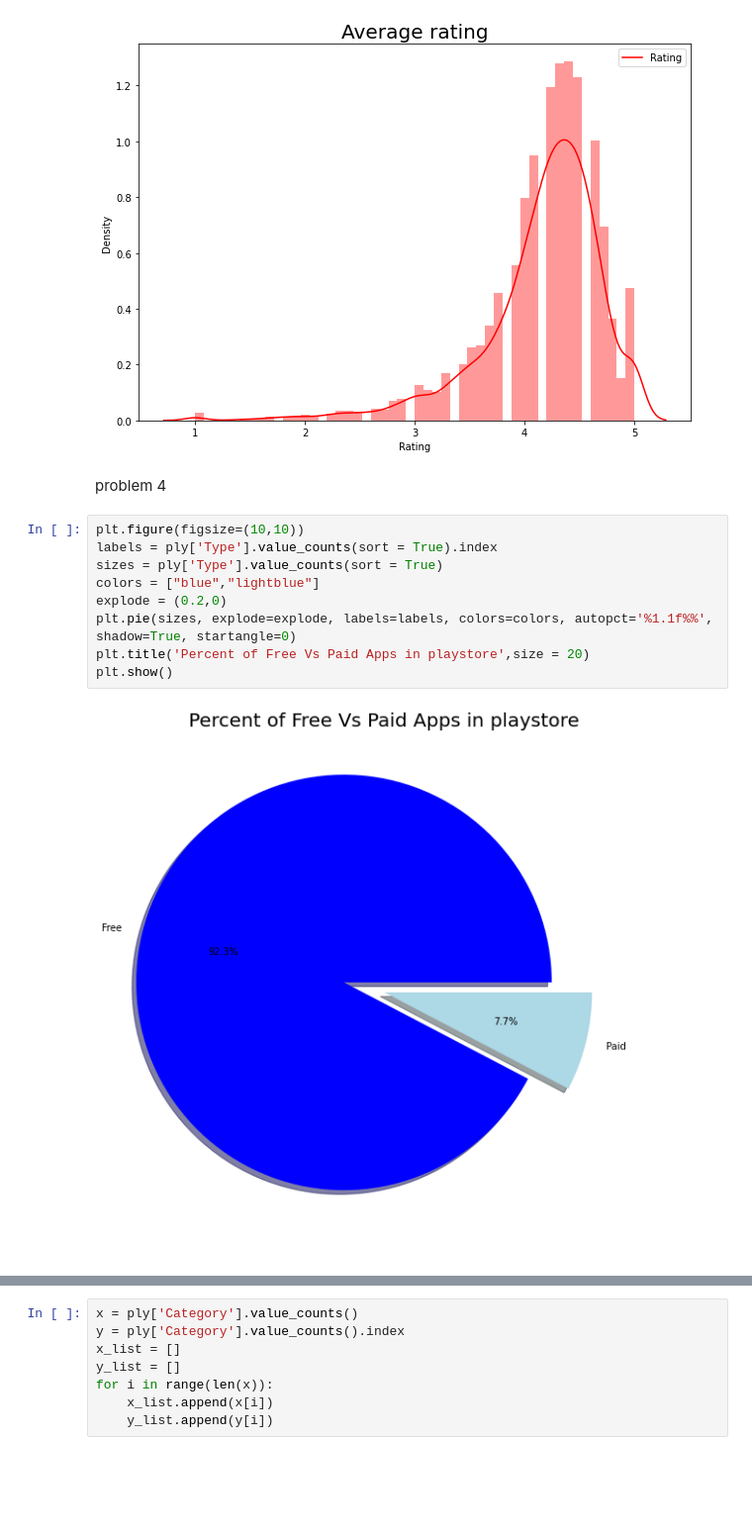
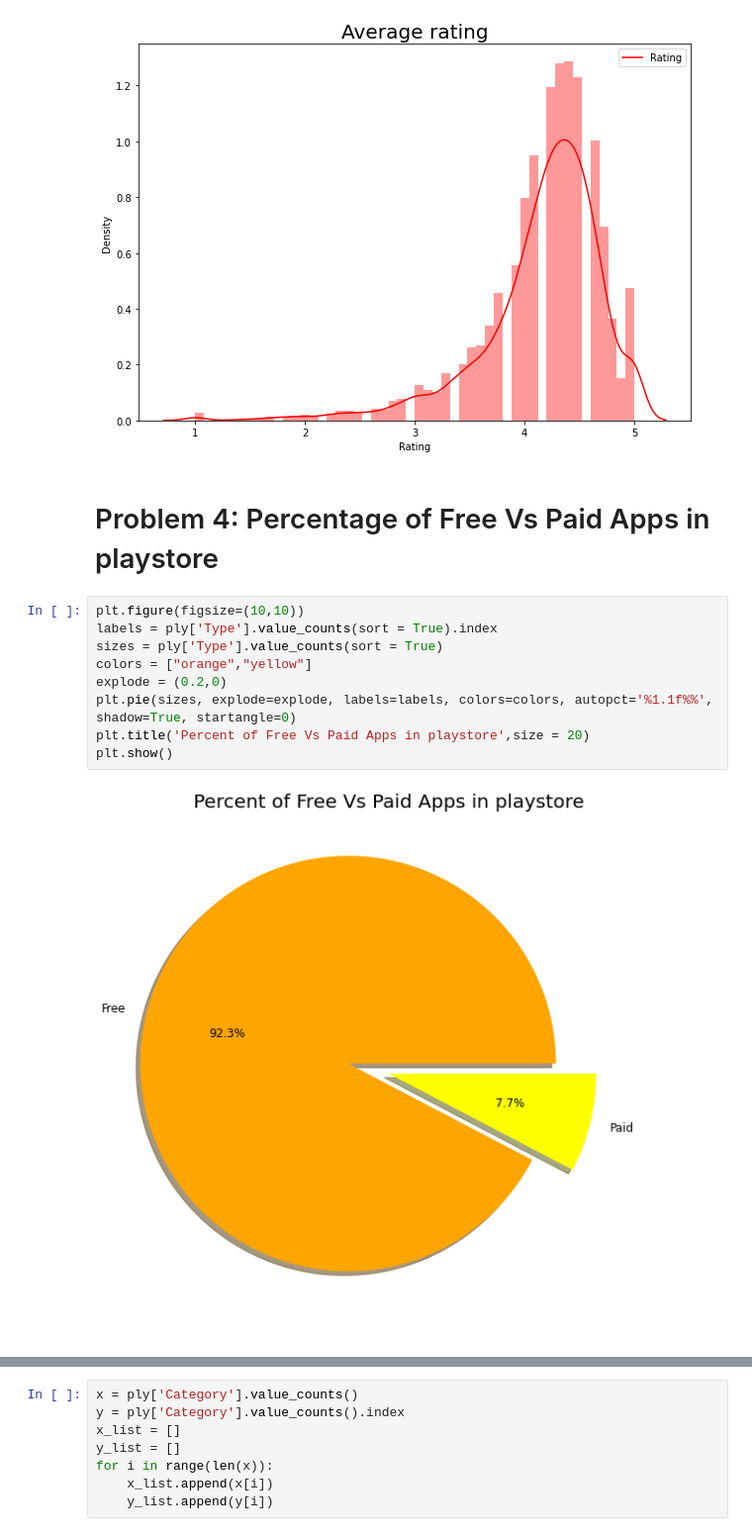
Before and after one commit to Meghanah97/Playstore_data_analysis, a Jupyter notebook: Copy_of_Copy_of_Play_Store_App_Review_Analysis_Capstone_Project.ipynb, the cells around one changed output, grey strips where cells are left out. Shown at 99% size. Saved outputs shown, nothing was run; the diff lists cells and outputs as text; blank space fills up the shorter version.

```diff
--- a/Copy_of_Copy_of_Play_Store_App_Review_Analysis_Capstone_Project.ipynb
+++ b/Copy_of_Copy_of_Play_Store_App_Review_Analysis_Capstone_Project.ipynb
@@ -398,17 +398,17 @@ plt.title('Average rating',size = 20)
 plt.show()
 # %% [output]
 [figure]
-# %% [markdown]
-problem 4
+# %% [markdown]
+# Problem 4: Percentage of Free Vs Paid Apps in playstore
 # %%
 plt.figure(figsize=(10,10))
 labels = ply['Type'].value_counts(sort = True).index
 sizes = ply['Type'].value_counts(sort = True)
-colors = ["blue","lightblue"]
+colors = ["orange","yellow"]
 explode = (0.2,0)
 plt.pie(sizes, explode=explode, labels=labels, colors=colors, autopct='%1.1f%%', shadow=True, startangle=0)
 plt.title('Percent of Free Vs Paid Apps in playstore',size = 20)
 plt.show()
 # %% [output]
-[figure, old version]
+[figure, new version]
 # %% [markdown]
```
Also changed, not shown: parts of 15 cells of this notebook.
